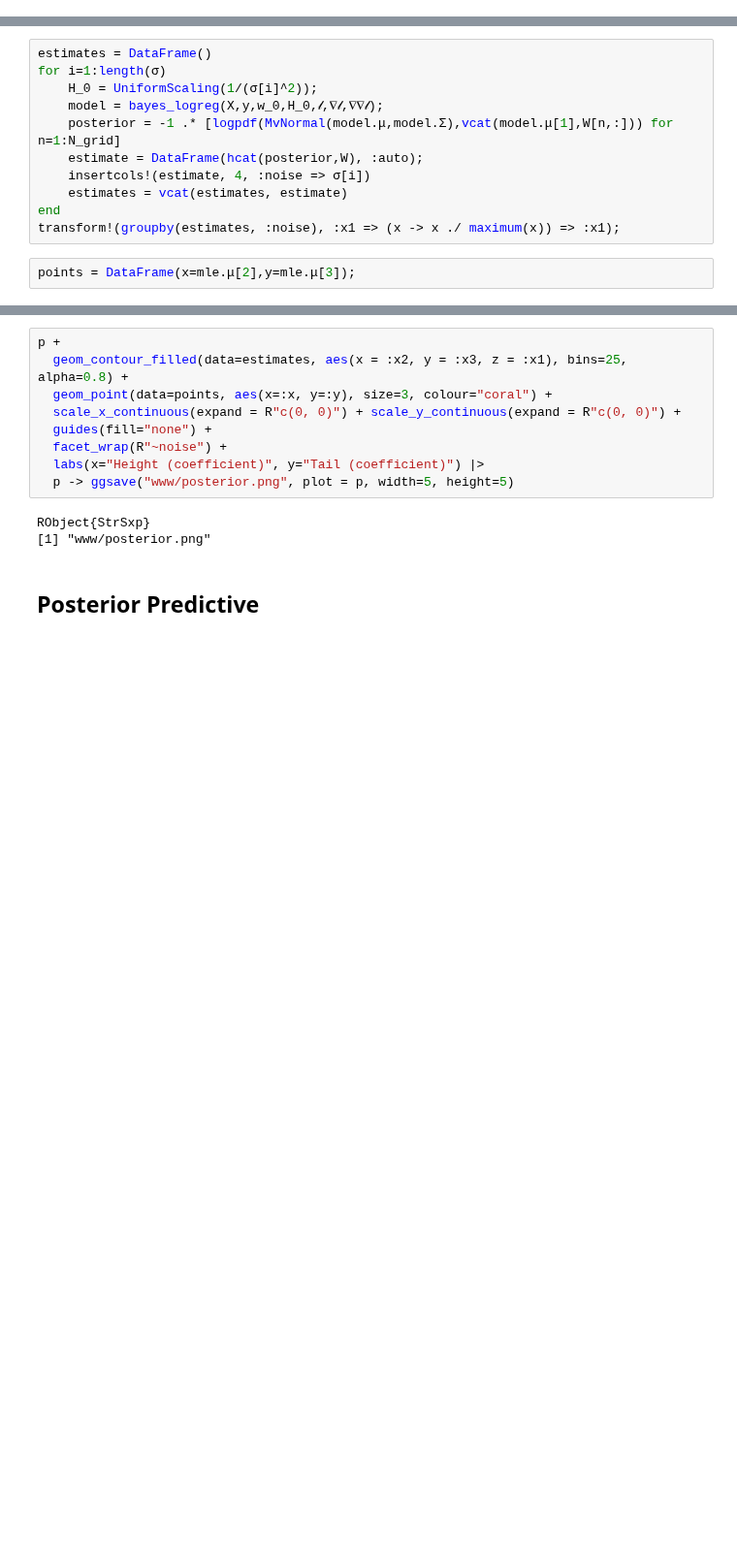
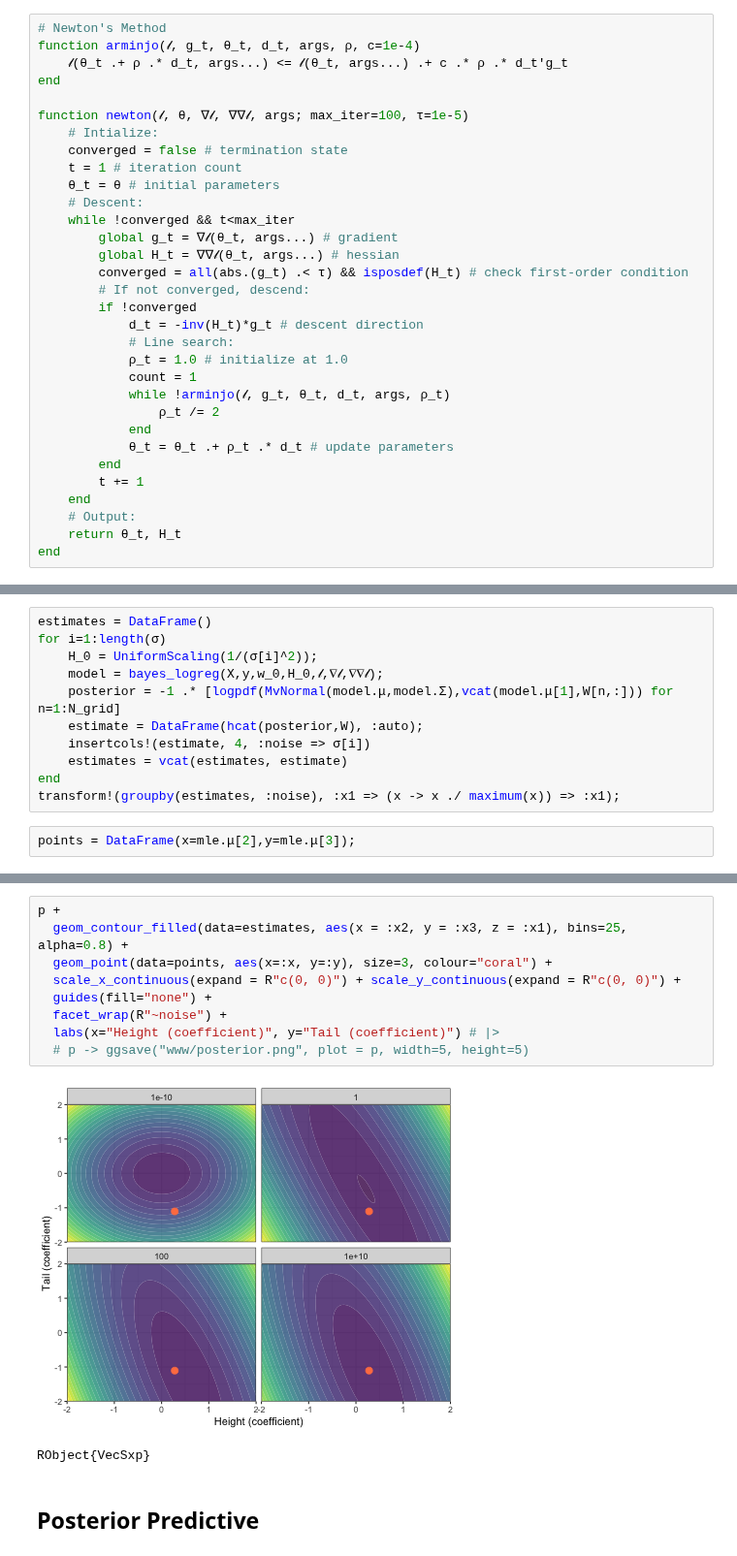
Before and after one commit to pat-alt/pat-alt.github.io, a Jupyter notebook: content/post/2021-10-27-bayesian-logistic-regression/julia_implementation.ipynb, the cells around one changed output, grey strips where cells are left out. Shown at 97% size. Saved outputs shown, nothing was run; the diff lists cells and outputs as text; blank space fills up the shorter version.

```diff
--- a/content/post/2021-10-27-bayesian-logistic-regression/julia_implementation.ipynb
+++ b/content/post/2021-10-27-bayesian-logistic-regression/julia_implementation.ipynb
@@ -24,0 +98,32 @@ w_0 = zeros(d);
+# %%
+# Newton's Method
+function arminjo(𝓁, g_t, θ_t, d_t, args, ρ, c=1e-4)
+    𝓁(θ_t .+ ρ .* d_t, args...) <= 𝓁(θ_t, args...) .+ c .* ρ .* d_t'g_t
+end
+
+function newton(𝓁, θ, ∇𝓁, ∇∇𝓁, args; max_iter=100, τ=1e-5)
+    # Intialize:
+    converged = false # termination state
+    t = 1 # iteration count
+    θ_t = θ # initial parameters
+    # Descent:
+    while !converged && t<max_iter
+        global g_t = ∇𝓁(θ_t, args...) # gradient
+        global H_t = ∇∇𝓁(θ_t, args...) # hessian
+        converged = all(abs.(g_t) .< τ) && isposdef(H_t) # check first-order condition
+        # If not converged, descend:
+        if !converged
+            d_t = -inv(H_t)*g_t # descent direction
+            # Line search:
+            ρ_t = 1.0 # initialize at 1.0
+            count = 1
+            while !arminjo(𝓁, g_t, θ_t, d_t, args, ρ_t)
+                ρ_t /= 2
+            end
+            θ_t = θ_t .+ ρ_t .* d_t # update parameters
+        end
+        t += 1
+    end
+    # Output:
+    return θ_t, H_t
+end
@@ -49,14 +220,14 @@ points = DataFrame(x=mle.μ[2],y=mle.μ[3]);
 # %%
 p +
   geom_contour_filled(data=estimates, aes(x = :x2, y = :x3, z = :x1), bins=25, alpha=0.8) +
   geom_point(data=points, aes(x=:x, y=:y), size=3, colour="coral") +
   scale_x_continuous(expand = R"c(0, 0)") + scale_y_continuous(expand = R"c(0, 0)") +
   guides(fill="none") +
   facet_wrap(R"~noise") +
-  labs(x="Height (coefficient)", y="Tail (coefficient)") |>
-  p -> ggsave("www/posterior.png", plot = p, width=5, height=5)
+  labs(x="Height (coefficient)", y="Tail (coefficient)") # |>
+  # p -> ggsave("www/posterior.png", plot = p, width=5, height=5)
 # %% [output]
+[figure, added]
-RObject{StrSxp}
-[1] "www/posterior.png"
+RObject{VecSxp}
 # %% [markdown]
 ## Posterior Predictive
```
Also changed, not shown: parts of 25 cells of this notebook, 2 other files.
